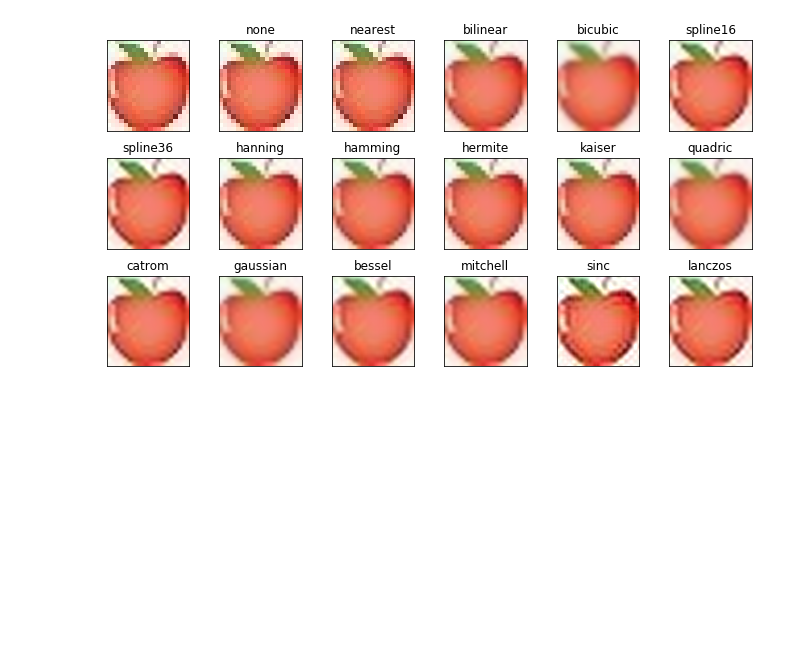
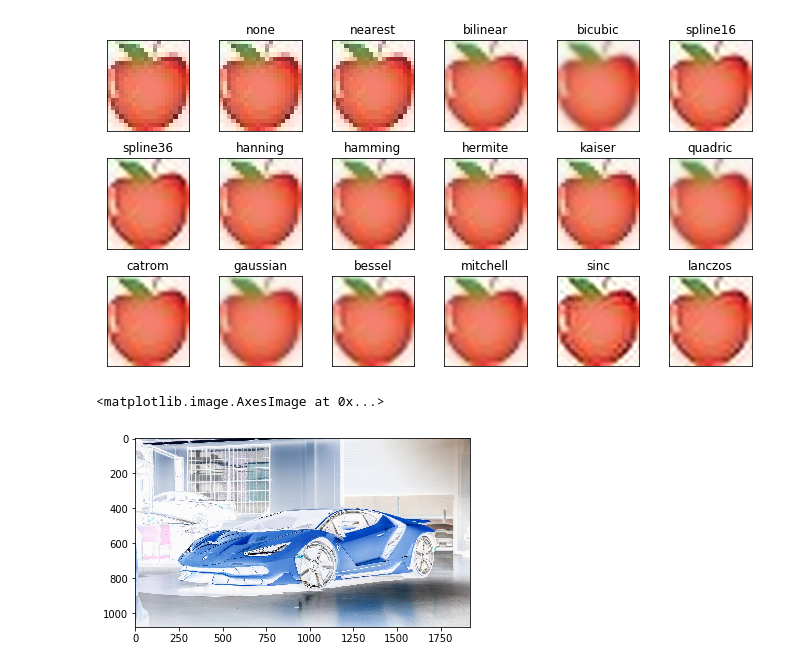
Before and after one commit to jej24/INTERPOL, a Jupyter notebook: INTERPOLACION.ipynb, the cells around one changed output. Saved outputs shown, nothing was run; the diff lists cells and outputs as text; code cells hidden in the pictures; blank space fills up the shorter version.

```diff
--- a/INTERPOLACION.ipynb
+++ b/INTERPOLACION.ipynb
@@ -132,3 +132,20 @@ for ax, interp_method in zip(axes.flat, methods):
 plt.show()
 # %% [output]
 [figure]
+# %%
+from PIL import Image
+
+foto = Image.open('INTER.jpg')
+
+datos = list(foto.getdata())
+
+datos_invertidos = [(255 - datos[x][0], 255 - datos[x][1], 255 - datos[x][2]) for x in range(len(datos))]
+
+imagen_invertida = Image.new('RGB', foto.size)
+
+imagen_invertida.putdata(datos_invertidos)
+
+plt.imshow(np.asarray(imagen_invertida))
+# %% [output]
+<matplotlib.image.AxesImage at 0x...>
+[figure, added]
```
Also changed, not shown: parts of 2 cells of this notebook.
